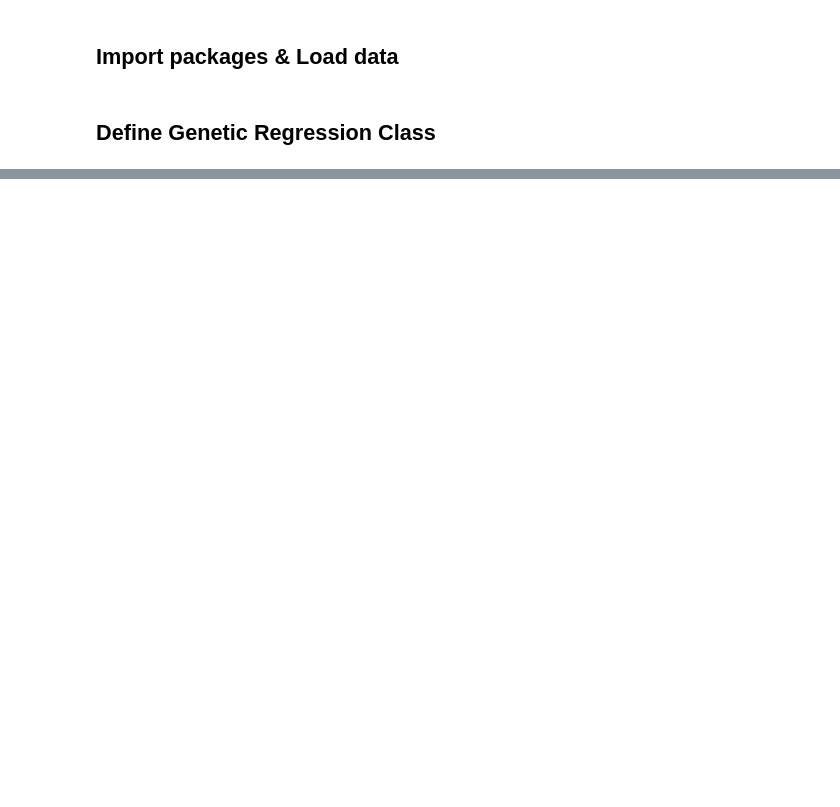
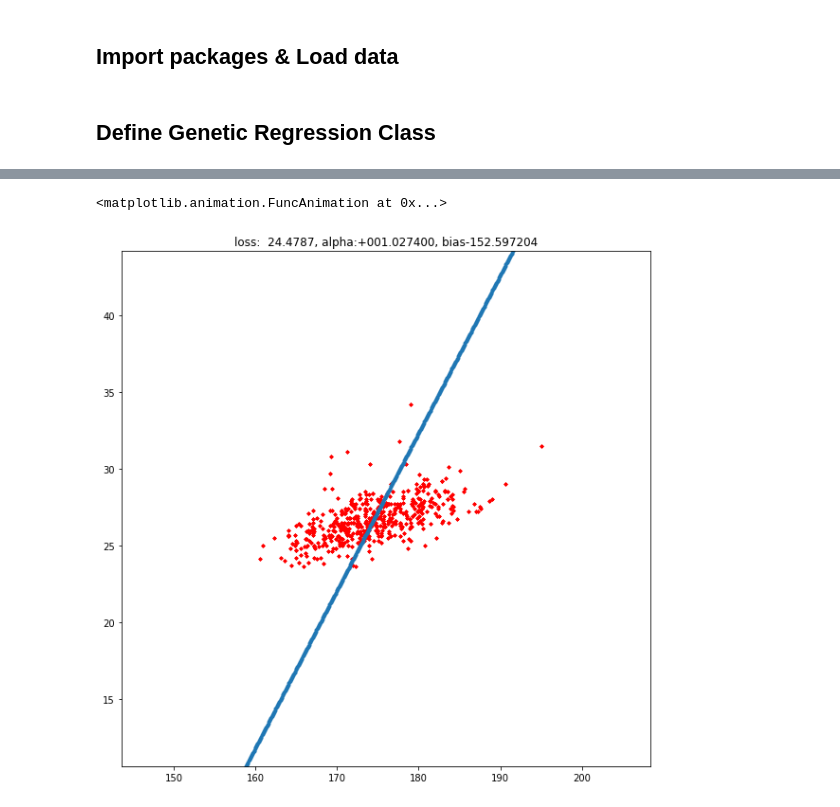
Before and after one commit to kusakina0608/Python, a Jupyter notebook: GeneticRegression/GeneticRegression.ipynb, the cells around one changed output, grey strips where cells are left out. Saved outputs shown, nothing was run; the diff lists cells and outputs as text; code cells hidden in the pictures; blank space fills up the shorter version.

```diff
--- a/GeneticRegression/GeneticRegression.ipynb
+++ b/GeneticRegression/GeneticRegression.ipynb
@@ -215,0 +263,27 @@ gr.fit()
+# %%
+population = 200
+mutation_rate = 0.1
+dataset = pd.read_csv(os.path.join('./input', 'KoreanArmy.csv'))
+stop = 10
+x = dataset['신장 센티미터'][:500]
+y = dataset['발 길이 센티미터'][:500]
+x_min = np.min(dataset['신장 센티미터'])
+x_max = np.max(dataset['신장 센티미터'])
+y_min = np.min(dataset['발 길이 센티미터'])
+y_max = np.max(dataset['발 길이 센티미터'])
+axis = [x_min-10, x_max+10, y_min-10, y_max+10]
+
+gr = GeneticRegression(population, mutation_rate, x, y)
+gr.fit(stop)
+# %%
+fig, ax = plt.subplots(figsize=(10, 10))
+line, = ax.plot([], [], ".");
+ax.set_xlim((axis[0], axis[1]))
+ax.set_ylim((axis[2], axis[3]))
+
+anim = animation.FuncAnimation(fig, animate, frames=gr.generation-1, interval=100, blit=True)
+rc('animation', html='html5')
+anim
+# %% [output]
+<matplotlib.animation.FuncAnimation at 0x...>
+[figure, added]
```
Also changed, not shown: parts of 13 cells of this notebook.
